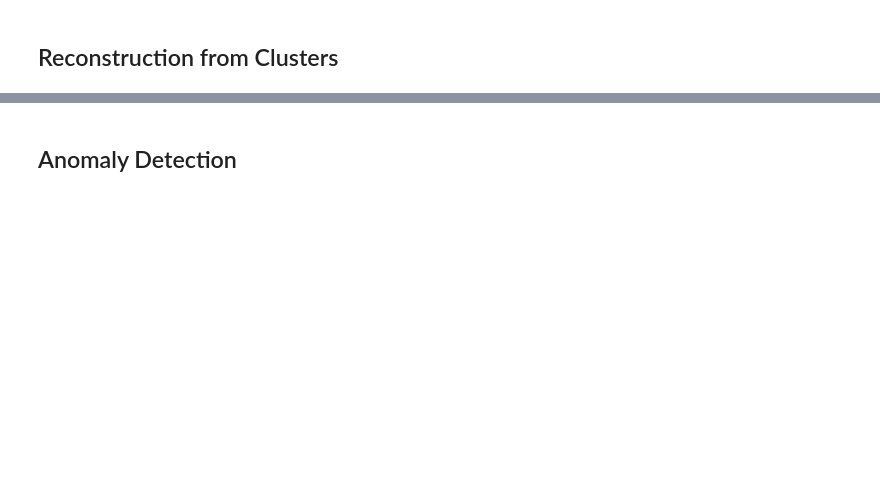
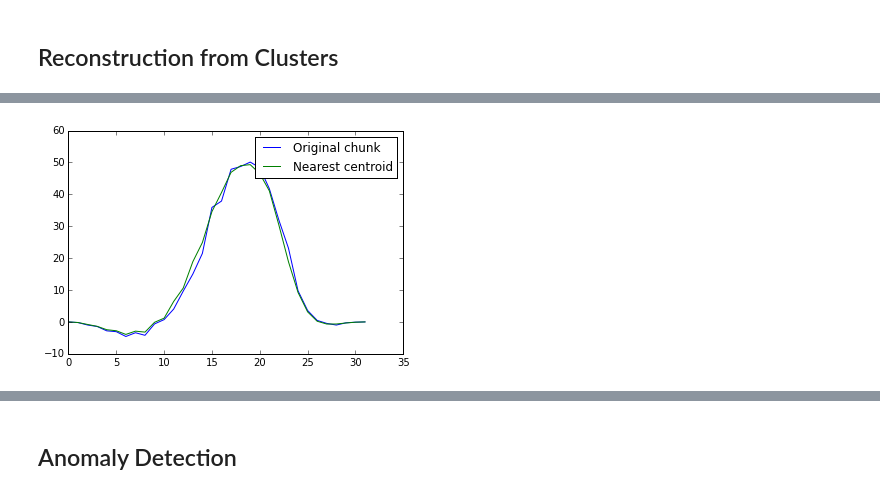
Before and after one commit to mrahtz/sanger-machine-learning-workshop, a Jupyter notebook: Unsupervised Learning.ipynb, the cells around one changed output, grey strips where cells are left out. Saved outputs shown, nothing was run; the diff lists cells and outputs as text; code cells hidden in the pictures; blank space fills up the shorter version.

```diff
--- a/Unsupervised Learning.ipynb
+++ b/Unsupervised Learning.ipynb
@@ -201,7 +188,7 @@ TODO: normalise?
 # %%
 from sklearn.cluster import KMeans
 
-clusterer = KMeans(n_clusters=30)
+clusterer = KMeans(n_clusters=150)
 # TODO: training/test chunks
 clusterer.fit(training_chunks)
 # %% [output]
@@ -278,0 +200,25 @@ plt.show()
+# %%
+slide_len = chunk_len/2
+test_chunks = chunk_utils.sliding_chunker(
+    ekg_data_test,
+    window_len=chunk_len,
+    slide_len=slide_len
+)
+# %%
+centroids = clusterer.cluster_centers_
+
+chunk = np.copy(test_chunks[12])
+# remember, the clustering was set up using the windowed data
+# so to find
+chunk *= window
+# TODO: what's array about?
+nearest_centroid_idx = clusterer.predict(chunk)[0]
+nearest_centroid = np.copy(centroids[nearest_centroid_idx])
+plt.figure()
+plt.plot(chunk, label="Original chunk")
+plt.plot(nearest_centroid, label="Nearest centroid")
+plt.legend()
+# TODO: are the shows necessary?
+plt.show()
+# %% [output]
+[figure, added]
```
Also changed, not shown: parts of 19 cells of this notebook, 1 other file.
